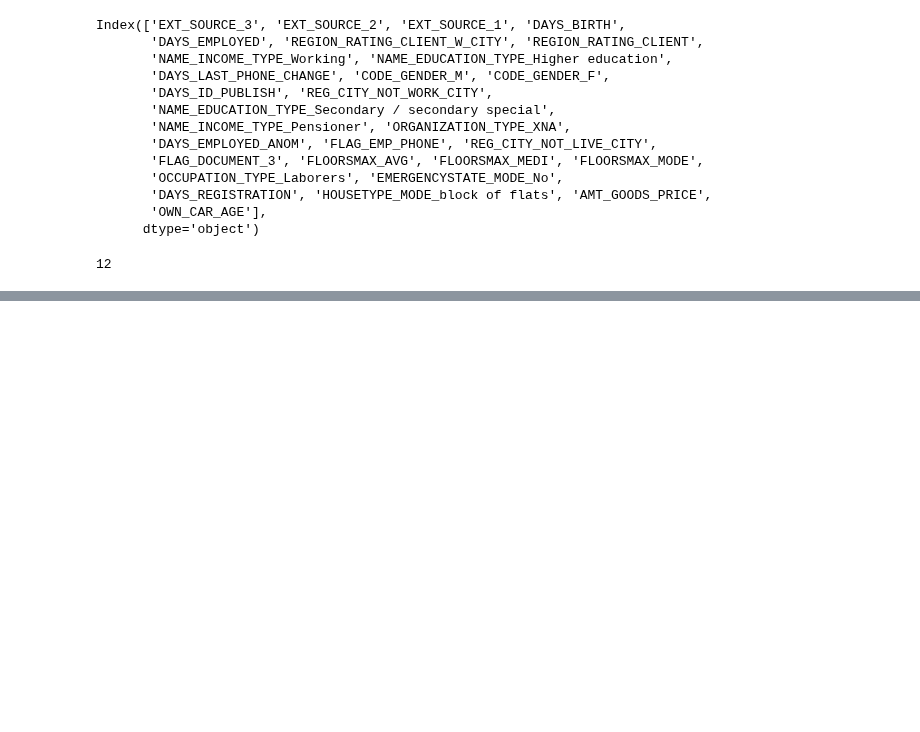
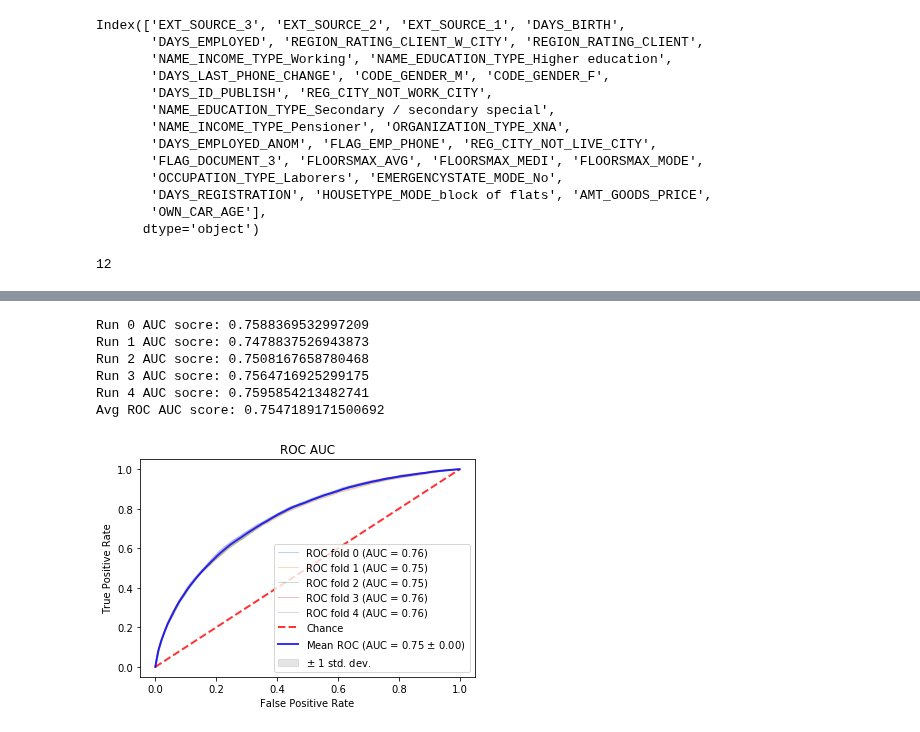
Before and after one commit to tobyfielding1/data-mining, a Jupyter notebook: src/polynomial_features.ipynb, the cells around one changed output, grey strips where cells are left out. Drawn from its saved outputs; the diff is of its cells as text; code cells hidden in the pictures; blank space fills up the shorter version.

```diff
--- a/src/polynomial_features.ipynb
+++ b/src/polynomial_features.ipynb
@@ -234,6 +100,10 @@ len(top_corr_feats)
 from sklearn.preprocessing import PolynomialFeatures
 
 def create_poly_feats(df, poly_cols, degree):
+    """
+    Creates polynomial features from the columns given in the poly_cols list (up to a given degree) and returns a
+    dataframe containing the new polynomial features
+    """
     # cols to create poly feature from
     selected_cols = df[poly_cols]
     # create polynomial features  to the given degree
@@ -248,6 +118,10 @@ def create_poly_feats(df, poly_cols, degree):
     return poly_feats_df
 
 def calc_poly_aic_score(feats_df, n=10):
+    """
+    Creates a dataframe mapping each feautre to its aic score and returns that along with the top n features with
+    the highest aic scores
+    """
     aic_scores = []
     # calculate the aic score for each of the poly features
     for col in feats_df:
@@ -494,0 +226,18 @@ Predictions saved to:  ../test_predictions/log_reg_tuned_poly_feats.csv
+# %%
+''' Create light gradient boosting machine (lgbm) classifier for baseline model, and score using ROC AUC '''
+
+# NOTE : if this is very slow change n_estimators to 10 (will be much faster with scores of about 0.72)
+model = lgb.LGBMClassifier(n_estimators=100, objective='binary',
+                                   class_weight='balanced', learning_rate=0.05,
+                                   reg_alpha=0.1, reg_lambda=0.1,
+                                   subsample=0.8, n_jobs=-1, random_state=50)
+cross_val_roc_curve(train_X, train_Y, model)
+# create_and_save_submission(test_ids, predictions, "../test_predictions/filename.csv") # Add filename
+# %% [output]
+Run 0 AUC socre: 0.7588369532997209
+Run 1 AUC socre: 0.7478837526943873
+Run 2 AUC socre: 0.7508167658780468
+Run 3 AUC socre: 0.7564716925299175
+Run 4 AUC socre: 0.7595854213482741
+Avg ROC AUC score: 0.7547189171500692
+[figure, added]
```
Also changed, not shown: parts of 23 cells of this notebook.
